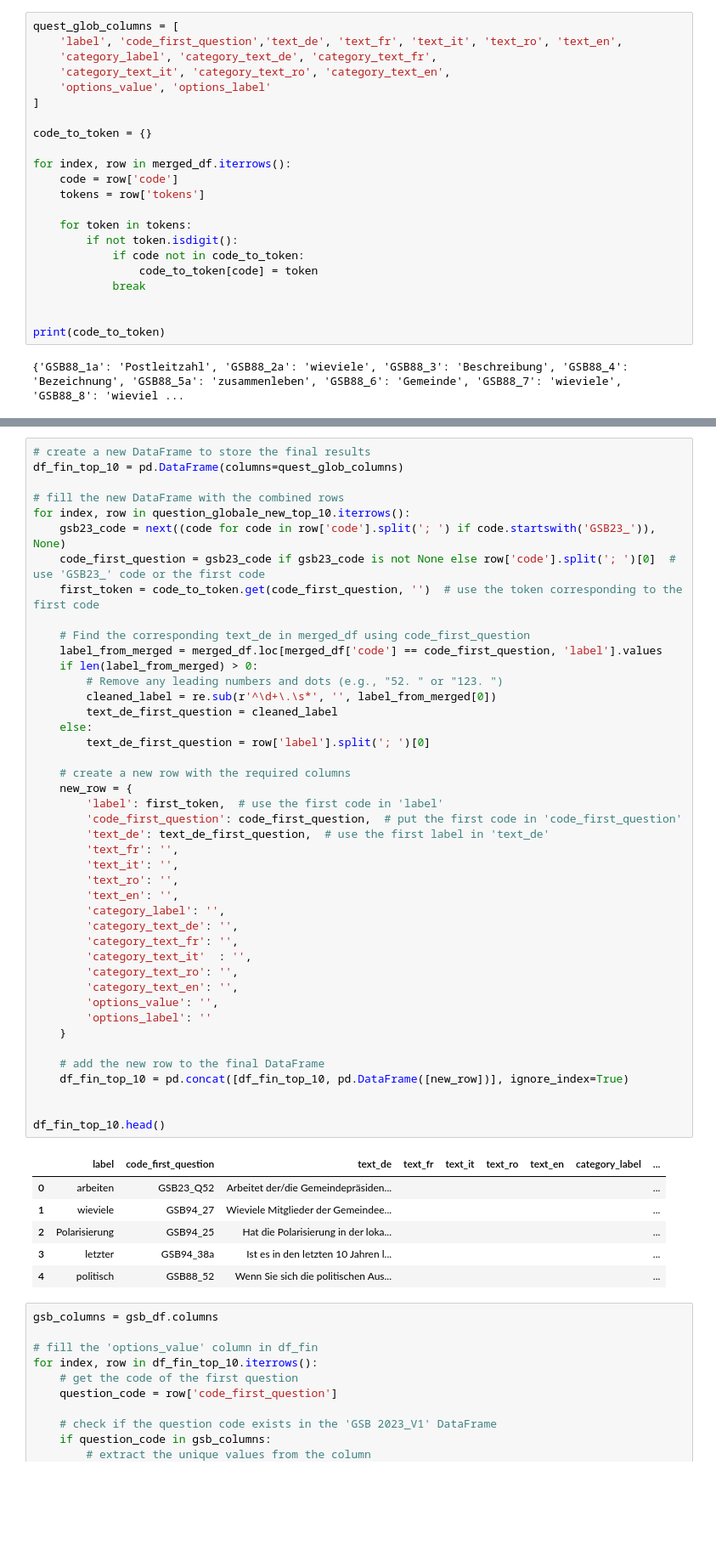
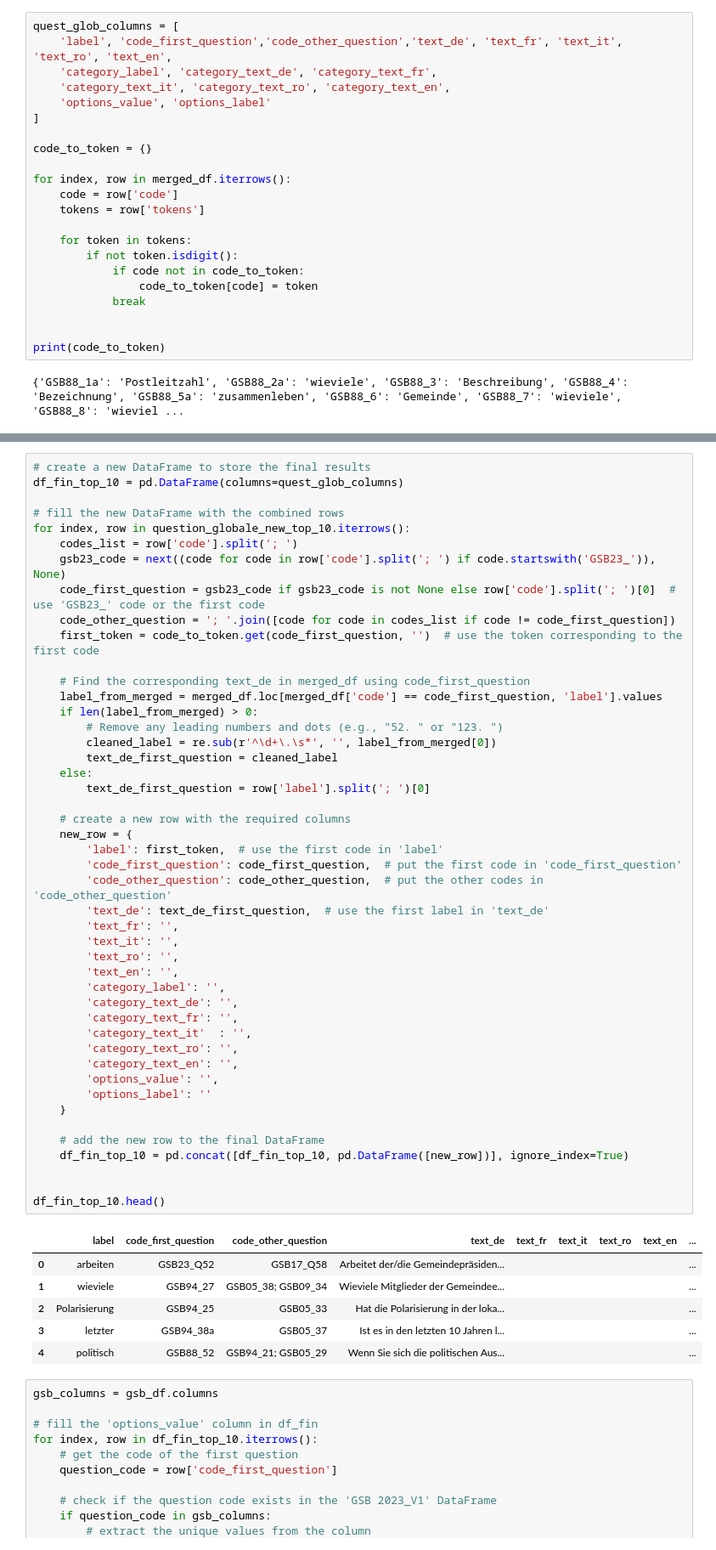
Before and after one commit to hhueber/IDHEAP-Datahub, a Jupyter notebook: nlp_notebook.ipynb, the cells around one changed output, grey strips where cells are left out. Shown: that part at 85% size. Cells and saved outputs as stored; diff of their text form; blank space fills up the shorter version.

```diff
--- a/nlp_notebook.ipynb
+++ b/nlp_notebook.ipynb
@@ -530,7 +530,7 @@ question_globale_new_threshold.shape
 # CSV extraction of the global questions
 # %%
 quest_glob_columns = [
-    'label', 'code_first_question','text_de', 'text_fr', 'text_it', 'text_ro', 'text_en',
+    'label', 'code_first_question','code_other_question','text_de', 'text_fr', 'text_it', 'text_ro', 'text_en',
     'category_label', 'category_text_de', 'category_text_fr',
     'category_text_it', 'category_text_ro', 'category_text_en',
     'options_value', 'options_label'
@@ -558,8 +567,10 @@ df_fin_top_10 = pd.DataFrame(columns=quest_glob_columns)
 
 # fill the new DataFrame with the combined rows
 for index, row in question_globale_new_top_10.iterrows():
+    codes_list = row['code'].split('; ')
     gsb23_code = next((code for code in row['code'].split('; ') if code.startswith('GSB23_')), None)
     code_first_question = gsb23_code if gsb23_code is not None else row['code'].split('; ')[0]  # use 'GSB23_' code or the first code
+    code_other_question = '; '.join([code for code in codes_list if code != code_first_question])
     first_token = code_to_token.get(code_first_question, '')  # use the token corresponding to the first code
 
     # Find the corresponding text_de in merged_df using code_first_question
@@ -569,39 +580,40 @@ for index, row in question_globale_new_top_10.iterrows():
         cleaned_label = re.sub(r'^\d+\.\s*', '', label_from_merged[0])
         text_de_first_question = cleaned_label
     else:
         text_de_first_question = row['label'].split('; ')[0]
 
     # create a new row with the required columns
     new_row = {
         'label': first_token,  # use the first code in 'label'
         'code_first_question': code_first_question,  # put the first code in 'code_first_question'
+        'code_other_question': code_other_question,  # put the other codes in 'code_other_question'
         'text_de': text_de_first_question,  # use the first label in 'text_de'
         'text_fr': '',
         'text_it': '',
         'text_ro': '',
         'text_en': '',
         'category_label': '',
         'category_text_de': '',
         'category_text_fr': '',
         'category_text_it'  : '',
         'category_text_ro': '',
         'category_text_en': '',
         'options_value': '',
         'options_label': ''
     }
 
     # add the new row to the final DataFrame
     df_fin_top_10 = pd.concat([df_fin_top_10, pd.DataFrame([new_row])], ignore_index=True)
 
 
 df_fin_top_10.head()
 # %% [output]
-|  | label | code_first_question | text_de | text_fr | text_it | text_ro | text_en | category_label | ... |
-| 0 | arbeiten | GSB23_Q52 | Arbeitet der/die Gemeindepräsiden... |  |  |  |  |  | ... |
-| 1 | wieviele | GSB94_27 | Wieviele Mitglieder der Gemeindee... |  |  |  |  |  | ... |
-| 2 | Polarisierung | GSB94_25 | Hat die Polarisierung in der loka... |  |  |  |  |  | ... |
-| 3 | letzter | GSB94_38a | Ist es in den letzten 10 Jahren l... |  |  |  |  |  | ... |
-| 4 | politisch | GSB88_52 | Wenn Sie sich die politischen Aus... |  |  |  |  |  | ... |
+|  | label | code_first_question | code_other_question | text_de | text_fr | text_it | text_ro | text_en | ... |
+| 0 | arbeiten | GSB23_Q52 | GSB17_Q58 | Arbeitet der/die Gemeindepräsiden... |  |  |  |  | ... |
+| 1 | wieviele | GSB94_27 | GSB05_38; GSB09_34 | Wieviele Mitglieder der Gemeindee... |  |  |  |  | ... |
+| 2 | Polarisierung | GSB94_25 | GSB05_33 | Hat die Polarisierung in der loka... |  |  |  |  | ... |
+| 3 | letzter | GSB94_38a | GSB05_37 | Ist es in den letzten 10 Jahren l... |  |  |  |  | ... |
+| 4 | politisch | GSB88_52 | GSB94_21; GSB05_29 | Wenn Sie sich die politischen Aus... |  |  |  |  | ... |
 # %%
 gsb_columns = gsb_df.columns
 
```
Also changed, not shown: parts of 4 cells of this notebook.
